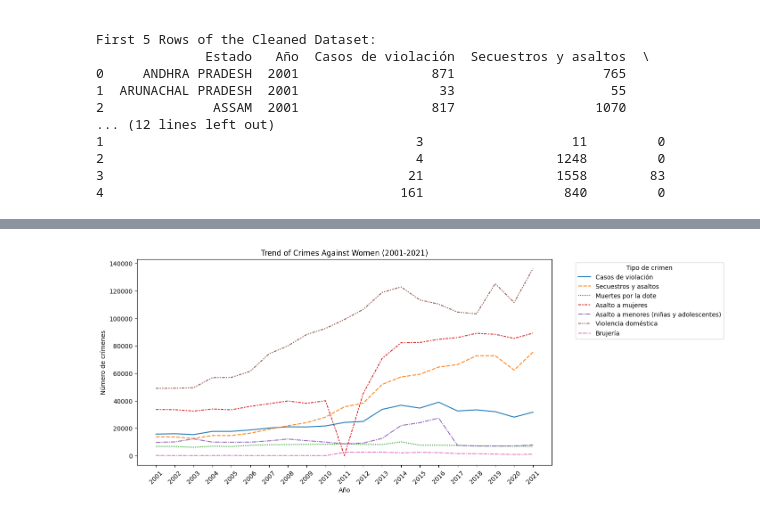
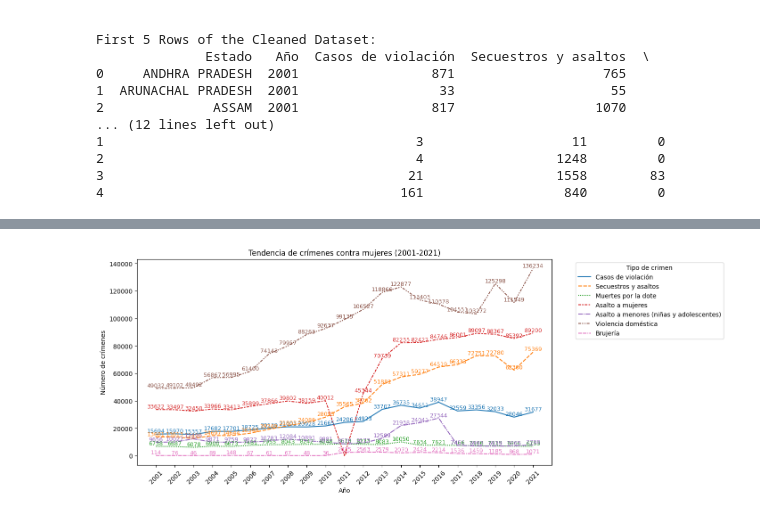
Before and after one commit to Esme-Sanc/proyecto1, a Jupyter notebook: main.ipynb, the cells around one changed output, grey strips where cells are left out. Drawn from its saved outputs; the diff is of its cells as text; code cells hidden in the pictures.

Commit message:
Update | Crimen Women India

```diff
--- a/main.ipynb
+++ b/main.ipynb
@@ -192,25 +144,41 @@ fig = px.imshow(
 fig.show()
 # %%
-# Group by year and sum up all crime types
+import matplotlib.pyplot as plt
+import seaborn as sns
+
+# Agrupar por año y sumar todos los tipos de crímenes.
+
 crime_trend = crimes_df_cleaned.groupby('Año').sum()
 
-# Plotting the trend of different crimes over the years
+# Tendencia de crímenes contra mujeres (2001-2021).
+
 plt.figure(figsize=(12, 6))
-sns.lineplot(data=crime_trend)
+ax = sns.lineplot(data=crime_trend)
 
 # Ajustar el título y etiquetas
-plt.title('Trend of Crimes Against Women (2001-2021)')
+plt.title('Tendencia de crímenes contra mujeres (2001-2021)')
 plt.xlabel('Año')
 plt.ylabel('Número de crímenes')
 
-# Establecer los valores del eje x como enteros
+# Establecer los valores del eje X como enteros.
+
 years = crime_trend.index
 plt.xticks(ticks=range(min(years), max(years) + 1), rotation=45)
 
-# Mostrar la leyenda
+# Mostrar la leyenda.
+
 plt.legend(title='Tipo de crimen', bbox_to_anchor=(1.05, 1), loc='upper left')
 
-# Mostrar el gráfico
+# Añadir anotaciones a cada punto en el gráfico.
+
+for line in ax.get_lines():
+    x_data = line.get_xdata()
+    y_data = line.get_ydata()
+    for x, y in zip(x_data, y_data):
+        ax.text(x, y, f'{int(y)}', color=line.get_color(), fontsize=9, ha='center', va='bottom')
+
+# Mostrar el gráfico.
+
 plt.show()
 # %% [output]
-[figure, old version]
+[figure, new version]
```
Also changed, not shown: parts of 8 cells of this notebook.
